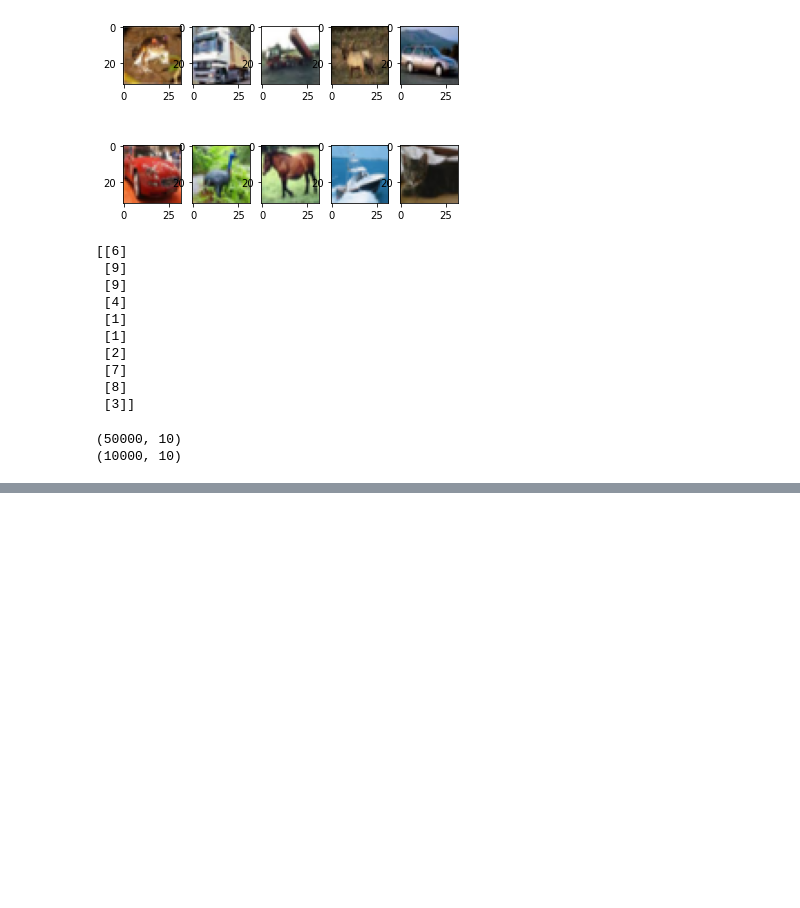
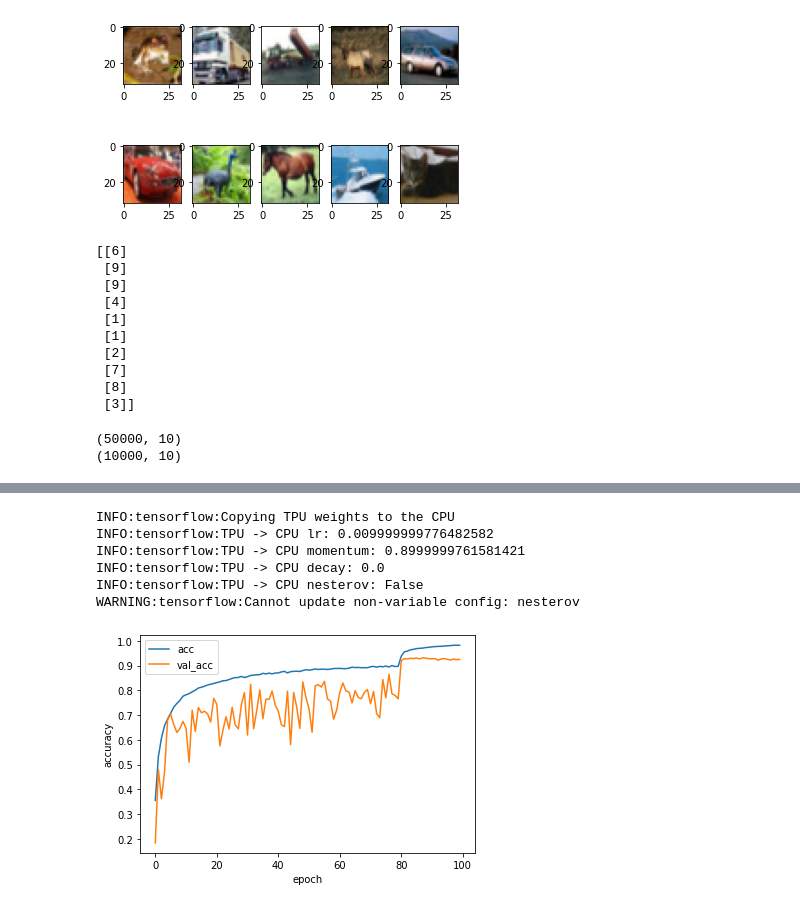
Before and after one commit to moon44432/ml-practice, a Jupyter notebook: ml_practice.ipynb, the cells around one changed output, grey strips where cells are left out. Cells and saved outputs as stored; diff of their text form; code cells hidden in the pictures; blank space fills up the shorter version.

Commit message:
cifar10-resnet tutorial

```diff
--- a/ml_practice.ipynb
+++ b/ml_practice.ipynb
@@ -238,0 +409,38 @@ print([labels[n] for n in test_predictions])
+# %%
+train_gen = ImageDataGenerator(
+    featurewise_center=True,
+    featurewise_std_normalization=True,
+    width_shift_range=0.125,
+    height_shift_range=0.125,
+    horizontal_flip=True)
+
+test_gen = ImageDataGenerator(featurewise_center=True, featurewise_std_normalization=True)
+
+for data in (train_gen, test_gen):
+    data.fit(train_images)
+# %%
+# LearningRateScheduler
+
+def step_decay(epoch):
+    x = 0.1
+
+    if epoch >= 80: x = 0.01
+    if epoch >= 120: x = 0.001
+    return x
+lr_decay = LearningRateScheduler(step_decay)
+# %%
+batch_size = 128
+history = model.fit_generator(
+    train_gen.flow(
+        train_images,
+        train_labels,
+        batch_size=batch_size),
+    epochs=100,
+    steps_per_epoch=train_images.shape[0] // batch_size,
+    validation_data=test_gen.flow(
+        test_images,
+        test_labels,
+        batch_size=batch_size),
+    validation_steps=test_images.shape[0] // batch_size,
+    callbacks=[lr_decay]
+)
@@ -238,0 +465,18 @@ print([labels[n] for n in test_predictions])
+# %%
+model.save('resnet.h5')
+# %% [output]
+INFO:tensorflow:Copying TPU weights to the CPU
+INFO:tensorflow:TPU -> CPU lr: 0.009999999776482582
+INFO:tensorflow:TPU -> CPU momentum: 0.8999999761581421
+INFO:tensorflow:TPU -> CPU decay: 0.0
+INFO:tensorflow:TPU -> CPU nesterov: False
+WARNING:tensorflow:Cannot update non-variable config: nesterov
+# %%
+plt.plot(history.history['acc'], label='acc')
+plt.plot(history.history['val_acc'], label='val_acc')
+plt.ylabel('accuracy')
+plt.xlabel('epoch')
+plt.legend(loc='best')
+plt.show()
+# %% [output]
+[figure, added]
```
Also changed, not shown: parts of 22 cells of this notebook, 1 other file.
